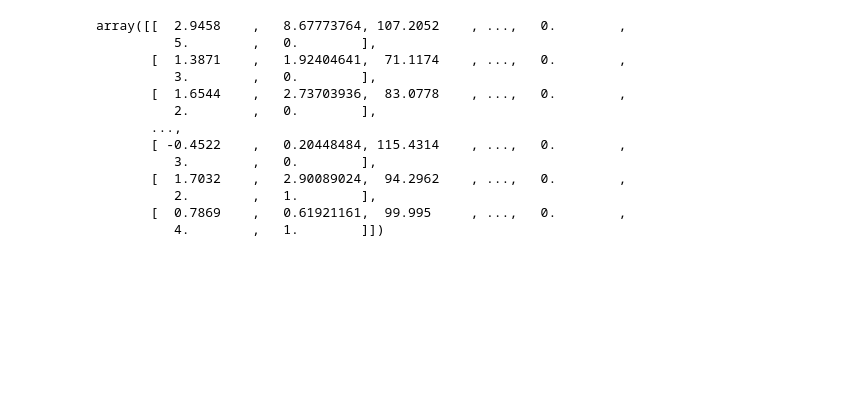
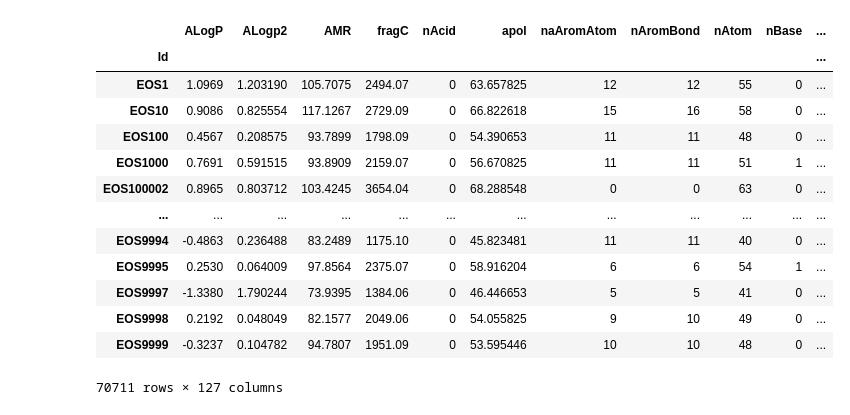
Before and after one commit to knawel/EUOS-SLAS, a Jupyter notebook: notebooks/trials.ipynb, the cells around one changed output. Saved outputs shown, nothing was run; the diff lists cells and outputs as text; code cells hidden in the pictures; blank space fills up the shorter version.

```diff
--- a/notebooks/trials.ipynb
+++ b/notebooks/trials.ipynb
@@ -20,18 +20,23 @@ X_mat = X.values
 y_vec = y.values.flatten()
 X_train, X_test, y_train, y_test = train_test_split(X_mat, y_vec, test_size=0.2, random_state=123)
 # %%
-X_train
+X.to_pickle("1.pk.zip")
-# %% [output]
-array([[  2.9458    ,   8.67773764, 107.2052    , ...,   0.        ,
-          5.        ,   0.        ],
-       [  1.3871    ,   1.92404641,  71.1174    , ...,   0.        ,
-          3.        ,   0.        ],
-       [  1.6544    ,   2.73703936,  83.0778    , ...,   0.        ,
-          2.        ,   0.        ],
-       ...,
-       [ -0.4522    ,   0.20448484, 115.4314    , ...,   0.        ,
-          3.        ,   0.        ],
-       [  1.7032    ,   2.90089024,  94.2962    , ...,   0.        ,
-          2.        ,   1.        ],
-       [  0.7869    ,   0.61921161,  99.995     , ...,   0.        ,
-          4.        ,   1.        ]])
+# %%
+X1 = pd.read_pickle("1.pk.zip")
+# %%
+X1
+# %% [output]
+|  | ALogP | ALogp2 | AMR | fragC | nAcid | apol | naAromAtom | nAromBond | nAtom | nBase | ... |
+| Id |  |  |  |  |  |  |  |  |  |  | ... |
+| EOS1 | 1.0969 | 1.203190 | 105.7075 | 2494.07 | 0 | 63.657825 | 12 | 12 | 55 | 0 | ... |
+| EOS10 | 0.9086 | 0.825554 | 117.1267 | 2729.09 | 0 | 66.822618 | 15 | 16 | 58 | 0 | ... |
+| EOS100 | 0.4567 | 0.208575 | 93.7899 | 1798.09 | 0 | 54.390653 | 11 | 11 | 48 | 0 | ... |
+| EOS1000 | 0.7691 | 0.591515 | 93.8909 | 2159.07 | 0 | 56.670825 | 11 | 11 | 51 | 1 | ... |
+| EOS100002 | 0.8965 | 0.803712 | 103.4245 | 3654.04 | 0 | 68.288548 | 0 | 0 | 63 | 0 | ... |
+| ... | ... | ... | ... | ... | ... | ... | ... | ... | ... | ... | ... |
+| EOS9994 | -0.4863 | 0.236488 | 83.2489 | 1175.10 | 0 | 45.823481 | 11 | 11 | 40 | 0 | ... |
+| EOS9995 | 0.2530 | 0.064009 | 97.8564 | 2375.07 | 0 | 58.916204 | 6 | 6 | 54 | 1 | ... |
+| EOS9997 | -1.3380 | 1.790244 | 73.9395 | 1384.06 | 0 | 46.446653 | 5 | 5 | 41 | 0 | ... |
+| EOS9998 | 0.2192 | 0.048049 | 82.1577 | 2049.06 | 0 | 54.055825 | 9 | 10 | 49 | 0 | ... |
+| EOS9999 | -0.3237 | 0.104782 | 94.7807 | 1951.09 | 0 | 53.595446 | 10 | 10 | 48 | 0 | ... |
+70711 rows × 127 columns
```
Also changed, not shown: 31 other files.
